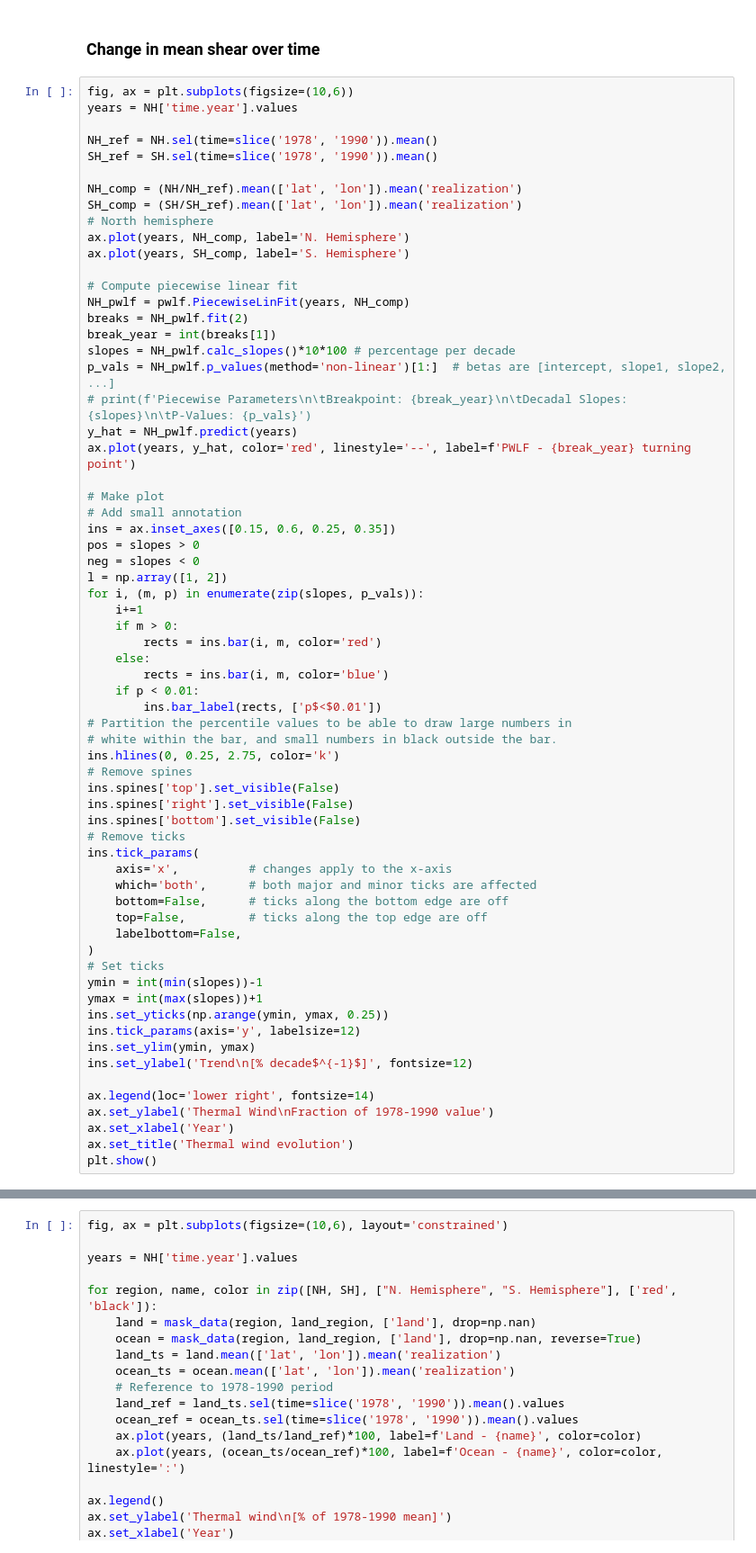
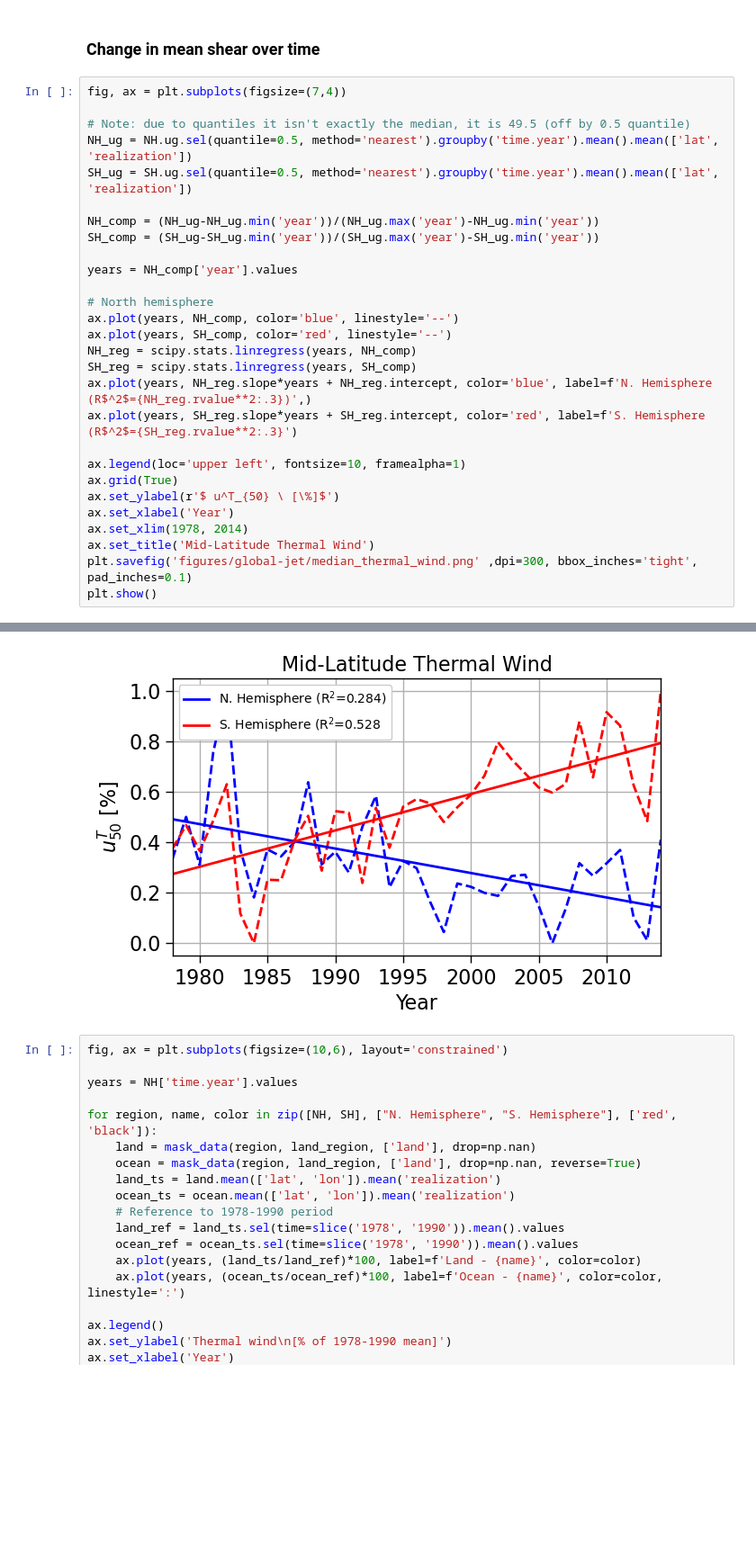
Before and after one commit to ivalencius/winds-of-change, a Jupyter notebook: CESMLENS2.ipynb, the cells around one changed output, grey strips where cells are left out. Shown at 90% size. Cells and saved outputs as stored; diff of their text form; blank space fills up the shorter version.

```diff
--- a/CESMLENS2.ipynb
+++ b/CESMLENS2.ipynb
@@ -1162,67 +1164,31 @@ plt.show()
 # %% [markdown]
 ### Change in mean shear over time
 # %%
-fig, ax = plt.subplots(figsize=(10,6))
-years = NH['time.year'].values
+fig, ax = plt.subplots(figsize=(7,4))
 
-NH_ref = NH.sel(time=slice('1978', '1990')).mean()
-SH_ref = SH.sel(time=slice('1978', '1990')).mean()
+# Note: due to quantiles it isn't exactly the median, it is 49.5 (off by 0.5 quantile)
+NH_ug = NH.ug.sel(quantile=0.5, method='nearest').groupby('time.year').mean().mean(['lat', 'realization'])
+SH_ug = SH.ug.sel(quantile=0.5, method='nearest').groupby('time.year').mean().mean(['lat', 'realization'])
 
-NH_comp = (NH/NH_ref).mean(['lat', 'lon']).mean('realization')
-SH_comp = (SH/SH_ref).mean(['lat', 'lon']).mean('realization')
+NH_comp = (NH_ug-NH_ug.min('year'))/(NH_ug.max('year')-NH_ug.min('year'))
+SH_comp = (SH_ug-SH_ug.min('year'))/(SH_ug.max('year')-SH_ug.min('year'))
+
+years = NH_comp['year'].values
+
 # North hemisphere
-ax.plot(years, NH_comp, label='N. Hemisphere')
-ax.plot(years, SH_comp, label='S. Hemisphere')
+ax.plot(years, NH_comp, color='blue', linestyle='--')
+ax.plot(years, SH_comp, color='red', linestyle='--')
+NH_reg = scipy.stats.linregress(years, NH_comp)
+SH_reg = scipy.stats.linregress(years, SH_comp)
+ax.plot(years, NH_reg.slope*years + NH_reg.intercept, color='blue', label=f'N. Hemisphere (R$^2$={NH_reg.rvalue**2:.3})',)
+ax.plot(years, SH_reg.slope*years + SH_reg.intercept, color='red', label=f'S. Hemisphere (R$^2$={SH_reg.rvalue**2:.3}')
 
-# Compute piecewise linear fit
-NH_pwlf = pwlf.PiecewiseLinFit(years, NH_comp)
-breaks = NH_pwlf.fit(2)
-break_year = int(breaks[1])
-slopes = NH_pwlf.calc_slopes()*10*100 # percentage per decade
-p_vals = NH_pwlf.p_values(method='non-linear')[1:]  # betas are [intercept, slope1, slope2, ...]
-# print(f'Piecewise Parameters\n\tBreakpoint: {break_year}\n\tDecadal Slopes: {slopes}\n\tP-Values: {p_vals}')
-y_hat = NH_pwlf.predict(years)
-ax.plot(years, y_hat, color='red', linestyle='--', label=f'PWLF - {break_year} turning point')
-
-# Make plot
-# Add small annotation
-ins = ax.inset_axes([0.15, 0.6, 0.25, 0.35])
-pos = slopes > 0
-neg = slopes < 0
-l = np.array([1, 2])
-for i, (m, p) in enumerate(zip(slopes, p_vals)):
-    i+=1
-    if m > 0:
-        rects = ins.bar(i, m, color='red')
-    else:
-        rects = ins.bar(i, m, color='blue')
-    if p < 0.01:
-        ins.bar_label(rects, ['p$<$0.01'])
-# Partition the percentile values to be able to draw large numbers in
-# white within the bar, and small numbers in black outside the bar.
-ins.hlines(0, 0.25, 2.75, color='k')
-# Remove spines
-ins.spines['top'].set_visible(False)
-ins.spines['right'].set_visible(False)
-ins.spines['bottom'].set_visible(False)
-# Remove ticks
-ins.tick_params(
-    axis='x',          # changes apply to the x-axis
-    which='both',      # both major and minor ticks are affected
-    bottom=False,      # ticks along the bottom edge are off
-    top=False,         # ticks along the top edge are off
-    labelbottom=False,
-)
-# Set ticks
-ymin = int(min(slopes))-1
-ymax = int(max(slopes))+1
-ins.set_yticks(np.arange(ymin, ymax, 0.25))
-ins.tick_params(axis='y', labelsize=12)
-ins.set_ylim(ymin, ymax)
-ins.set_ylabel('Trend\n[% decade$^{-1}$]', fontsize=12)
-
-ax.legend(loc='lower right', fontsize=14)
-ax.set_ylabel('Thermal Wind\nFraction of 1978-1990 value')
+ax.legend(loc='upper left', fontsize=10, framealpha=1)
+ax.grid(True)
+ax.set_ylabel(r'$ u^T_{50} \ [\%]$')
 ax.set_xlabel('Year')
-ax.set_title('Thermal wind evolution')
+ax.set_xlim(1978, 2014)
+ax.set_title('Mid-Latitude Thermal Wind')
+plt.savefig('figures/global-jet/median_thermal_wind.png' ,dpi=300, bbox_inches='tight', pad_inches=0.1)
 plt.show()
+# %% [output]
@@ -1229,3 +1196,4 @@ plt.show()
+[figure, added]
 # %%
 fig, ax = plt.subplots(figsize=(10,6), layout='constrained')
 
```
Also changed, not shown: parts of 10 cells of this notebook, 2 other files.
